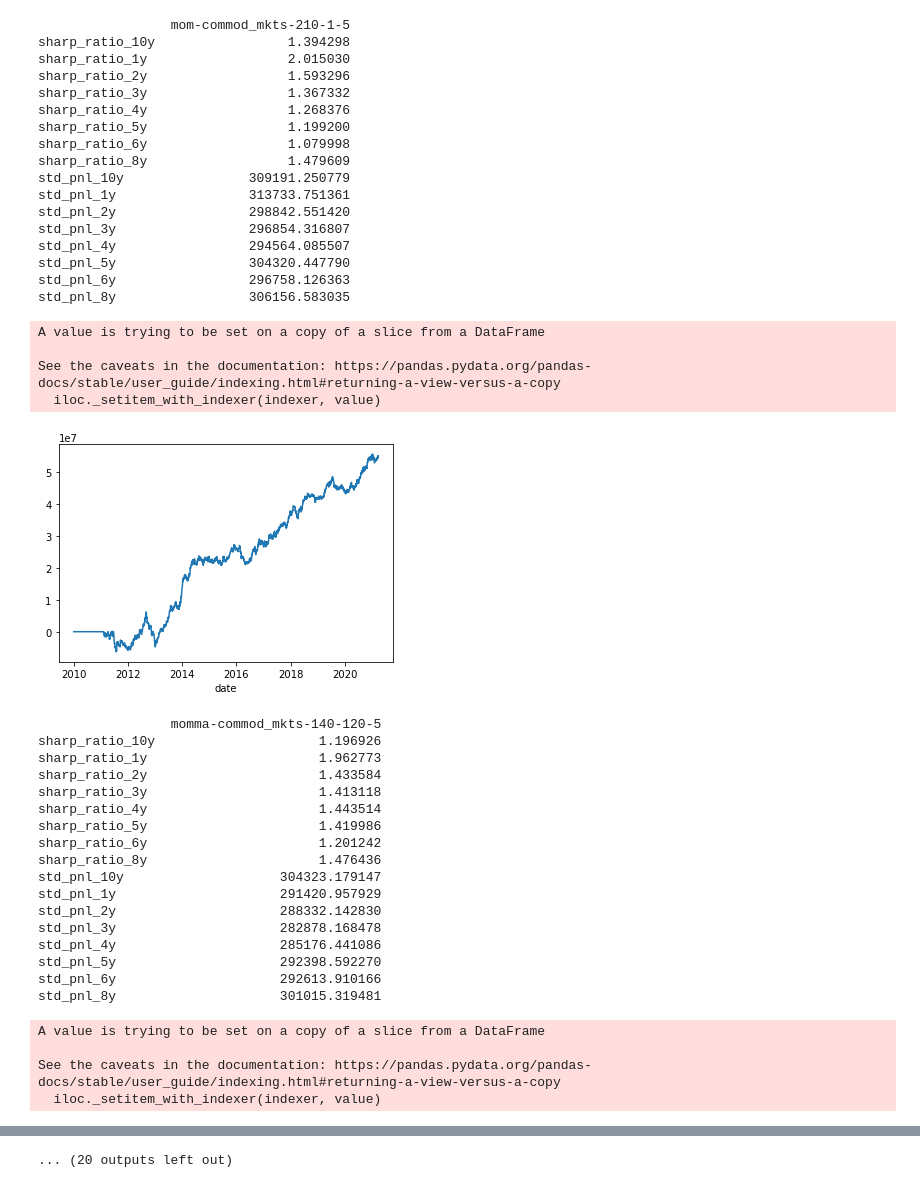
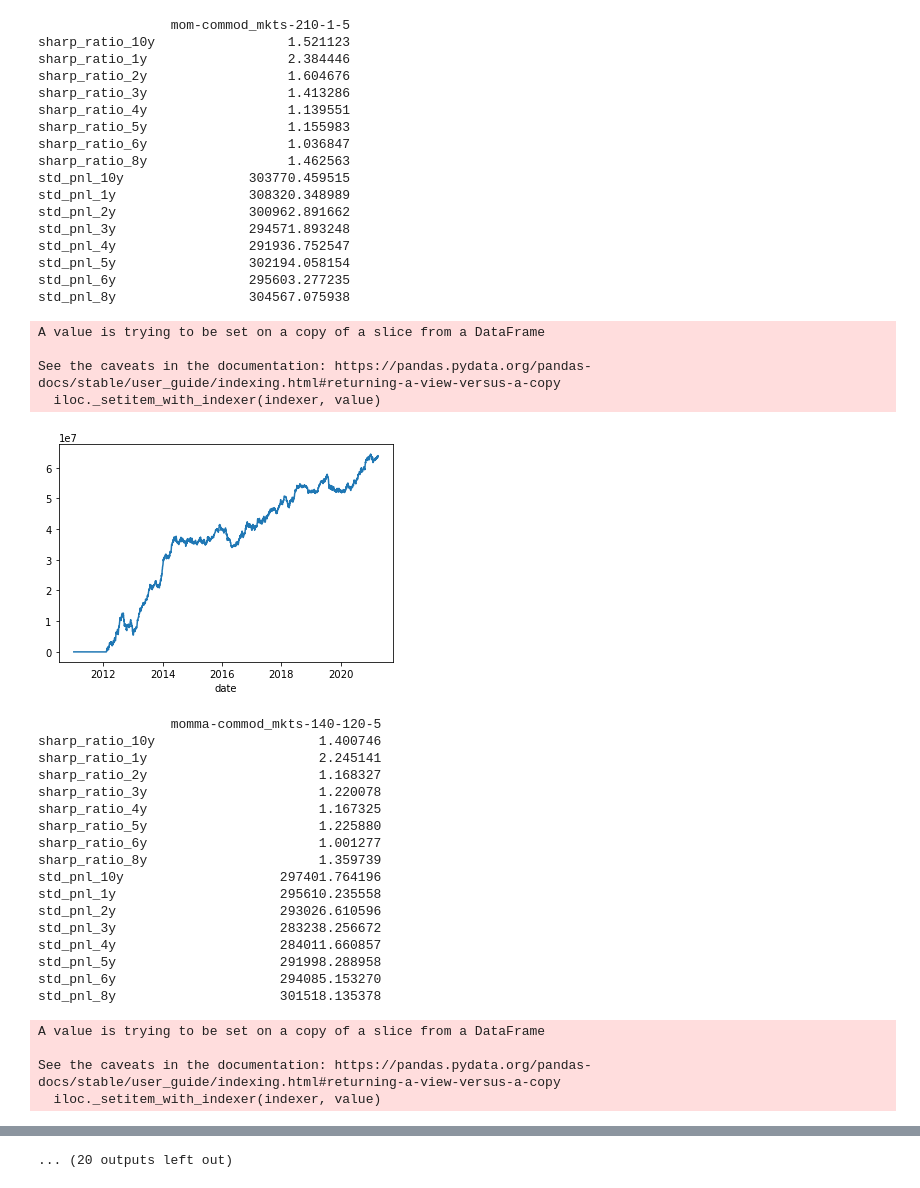
Before and after one commit to harvey1673/pyktrader3, a Jupyter notebook: bktest/bktest_daily_xsmom.ipynb, the cells around one changed output, grey strips where cells are left out. Drawn from its saved outputs; the diff is of its cells as text; code cells hidden in the pictures.

```diff
--- a/bktest/bktest_daily_xsmom.ipynb
+++ b/bktest/bktest_daily_xsmom.ipynb
@@ -51,13 +72,19 @@ sim_start_dict = { 'c': datetime.date(2008,10,1), 'm': datetime.date(2010,10,1),
 # %%
 field_list = ['open', 'high', 'low', 'close', 'volume', 'openInterest', 'contract', 'shift']
 
-start_date = datetime.date(2010, 1, 1)
-end_date = datetime.date(2021, 3, 26)
+start_date = datetime.date(2011, 1, 1)
+end_date = datetime.date(2021, 4, 8)
 pnl_tenors = ['1y', '2y', '3y', '4y', '5y', '6y', '8y', '10y']
 
 sim_products = commod_all_mkts
 need_shift = 1
 freq = 'd'
+
+if freq == 'd':
+    sim_start_dict = daily_start_dict
+else:
+    sim_start_dict = min_start_dict
+
 delim = '-'
 dbtbl_prefix = ''
 args = {'n': 1, 'roll_rule': '-30b', 'freq': freq, 'need_shift': need_shift, 'dbtbl_prefix': dbtbl_prefix}
@@ -265,8 +292,8 @@ product_list =  commod_mkts
 #commod_mkts #ind_all_mkts + ags_all_mkts # ind_metal_mkts # commod_all_mkts #  ferrous_products_mkts #
 product_name = 'commod_mkts'
 run_mode = 'madist'
-start_date = datetime.date(2010,1,1)
-end_date = datetime.date(2021,3,26)
+start_date = datetime.date(2011,1,1)
+end_date = datetime.date(2021,4,8)
 cost_ratio = 0.5
 pos_std = 1
 std_win = 20
@@ -410,42 +437,42 @@ See the caveats in the documentation: https://pandas.pydata.org/pandas-docs/stab
                  mom-commod_mkts-210-1-5
-sharp_ratio_10y                 1.394298
-sharp_ratio_1y                  2.015030
-sharp_ratio_2y                  1.593296
-sharp_ratio_3y                  1.367332
-sharp_ratio_4y                  1.268376
-sharp_ratio_5y                  1.199200
-sharp_ratio_6y                  1.079998
-sharp_ratio_8y                  1.479609
-std_pnl_10y                309191.250779
-std_pnl_1y                 313733.751361
-std_pnl_2y                 298842.551420
-std_pnl_3y                 296854.316807
-std_pnl_4y                 294564.085507
-std_pnl_5y                 304320.447790
-std_pnl_6y                 296758.126363
-std_pnl_8y                 306156.583035
+sharp_ratio_10y                 1.521123
+sharp_ratio_1y                  2.384446
+sharp_ratio_2y                  1.604676
+sharp_ratio_3y                  1.413286
+sharp_ratio_4y                  1.139551
+sharp_ratio_5y                  1.155983
+sharp_ratio_6y                  1.036847
+sharp_ratio_8y                  1.462563
+std_pnl_10y                303770.459515
+std_pnl_1y                 308320.348989
+std_pnl_2y                 300962.891662
+std_pnl_3y                 294571.893248
+std_pnl_4y                 291936.752547
+std_pnl_5y                 302194.058154
+std_pnl_6y                 295603.277235
+std_pnl_8y                 304567.075938
 A value is trying to be set on a copy of a slice from a DataFrame
 
 See the caveats in the documentation: https://pandas.pydata.org/pandas-docs/stable/user_guide/indexing.html#returning-a-view-versus-a-copy
   iloc._setitem_with_indexer(indexer, value)
-[figure, old version]
+[figure, new version]
                  momma-commod_mkts-140-120-5
-sharp_ratio_10y                     1.196926
-sharp_ratio_1y                      1.962773
-sharp_ratio_2y                      1.433584
-sharp_ratio_3y                      1.413118
-sharp_ratio_4y                      1.443514
-sharp_ratio_5y                      1.419986
-sharp_ratio_6y                      1.201242
-sharp_ratio_8y                      1.476436
-std_pnl_10y                    304323.179147
-std_pnl_1y                     291420.957929
-std_pnl_2y                     288332.142830
-std_pnl_3y                     282878.168478
-std_pnl_4y                     285176.441086
-std_pnl_5y                     292398.592270
-std_pnl_6y                     292613.910166
-std_pnl_8y                     301015.319481
+sharp_ratio_10y                     1.400746
+sharp_ratio_1y                      2.245141
+sharp_ratio_2y                      1.168327
+sharp_ratio_3y                      1.220078
+sharp_ratio_4y                      1.167325
+sharp_ratio_5y                      1.225880
+sharp_ratio_6y                      1.001277
+sharp_ratio_8y                      1.359739
+std_pnl_10y                    297401.764196
+std_pnl_1y                     295610.235558
+std_pnl_2y                     293026.610596
+std_pnl_3y                     283238.256672
+std_pnl_4y                     284011.660857
+std_pnl_5y                     291998.288958
+std_pnl_6y                     294085.153270
+std_pnl_8y                     301518.135378
 A value is trying to be set on a copy of a slice from a DataFrame
 
 See the caveats in the documentation: https://pandas.pydata.org/pandas-docs/stable/user_guide/indexing.html#returning-a-view-versus-a-copy
```
Also changed, not shown: parts of 3 cells of this notebook, 10 other files.
